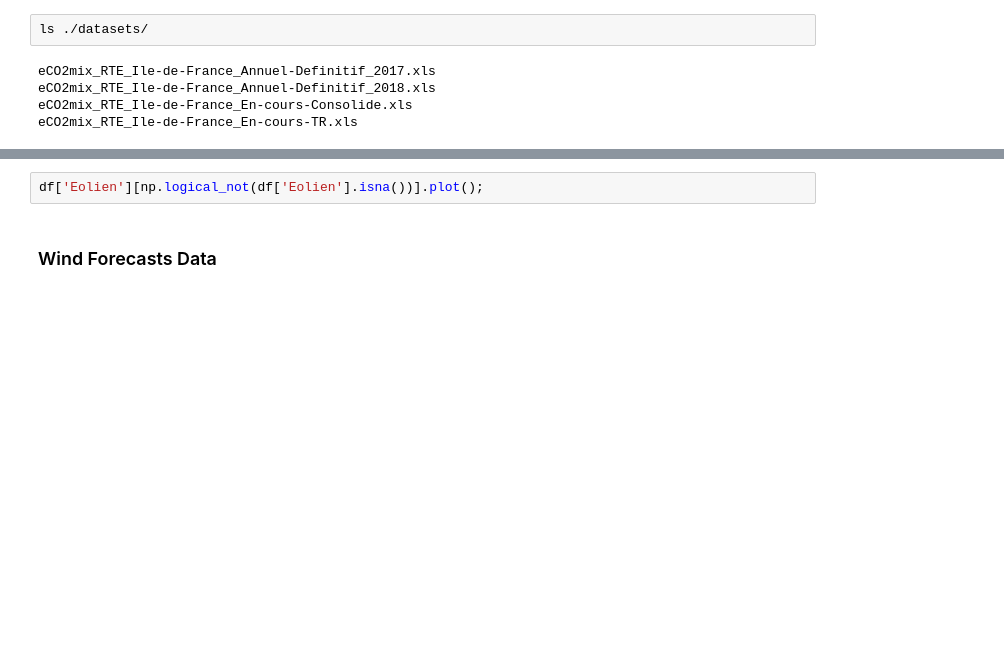
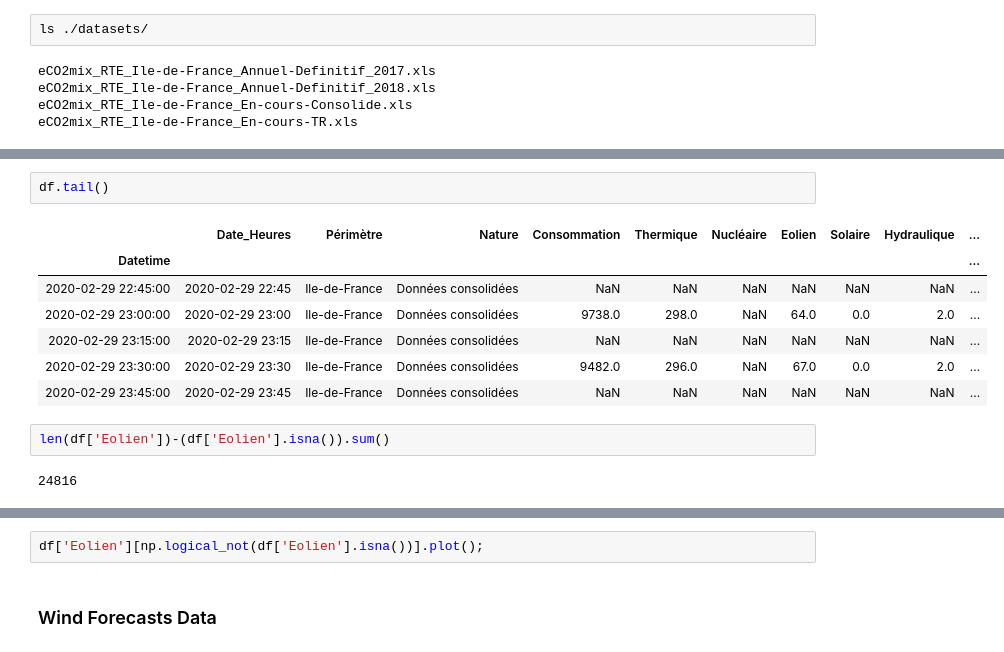
Before and after one commit to mshagirov/datathon2020, a Jupyter notebook: P003/Introduction.ipynb, the cells around one changed output, grey strips where cells are left out. Drawn from its saved outputs; the diff is of its cells as text; blank space fills up the shorter version.

```diff
--- a/P003/Introduction.ipynb
+++ b/P003/Introduction.ipynb
@@ -138,3 +154,17 @@ df.head()
+# %%
+df.tail()
+# %% [output]
+|  | Date_Heures | Périmètre | Nature | Consommation | Thermique | Nucléaire | Eolien | Solaire | Hydraulique | ... |
+| Datetime |  |  |  |  |  |  |  |  |  | ... |
+| 2020-02-29 22:45:00 | 2020-02-29 22:45 | Ile-de-France | Données consolidées | NaN | NaN | NaN | NaN | NaN | NaN | ... |
+| 2020-02-29 23:00:00 | 2020-02-29 23:00 | Ile-de-France | Données consolidées | 9738.0 | 298.0 | NaN | 64.0 | 0.0 | 2.0 | ... |
+| 2020-02-29 23:15:00 | 2020-02-29 23:15 | Ile-de-France | Données consolidées | NaN | NaN | NaN | NaN | NaN | NaN | ... |
+| 2020-02-29 23:30:00 | 2020-02-29 23:30 | Ile-de-France | Données consolidées | 9482.0 | 296.0 | NaN | 67.0 | 0.0 | 2.0 | ... |
+| 2020-02-29 23:45:00 | 2020-02-29 23:45 | Ile-de-France | Données consolidées | NaN | NaN | NaN | NaN | NaN | NaN | ... |
+# %%
+len(df['Eolien'])-(df['Eolien'].isna()).sum()
+# %% [output]
+24816
 # %%
 tmstamp = df[np.logical_not(df['Eolien'].isna())].index[-1]
 print(f'Latest timestamp for wind energy:\n{tmstamp}')
```
Also changed, not shown: parts of 11 cells of this notebook, 3 other files.
